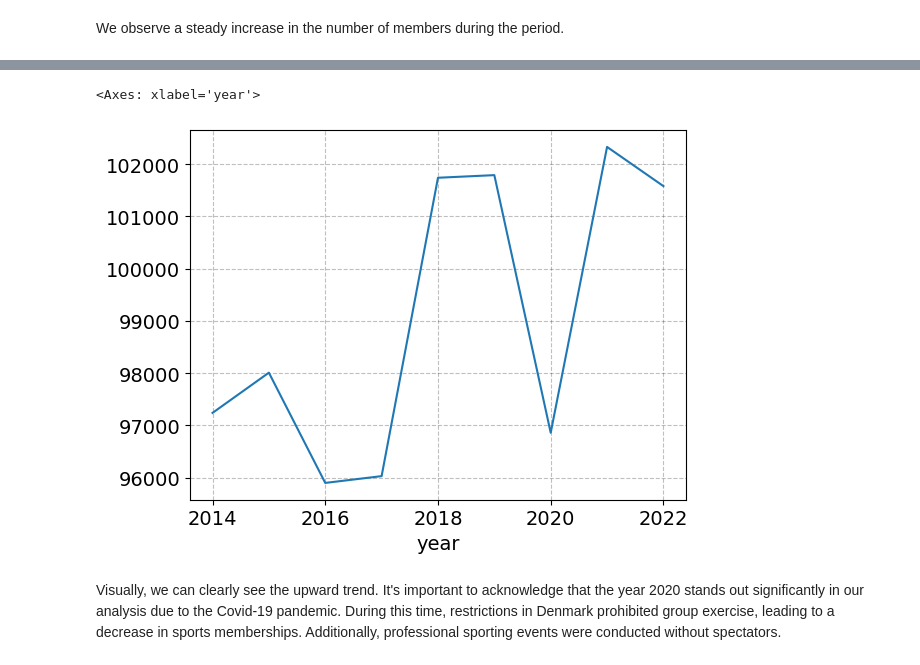
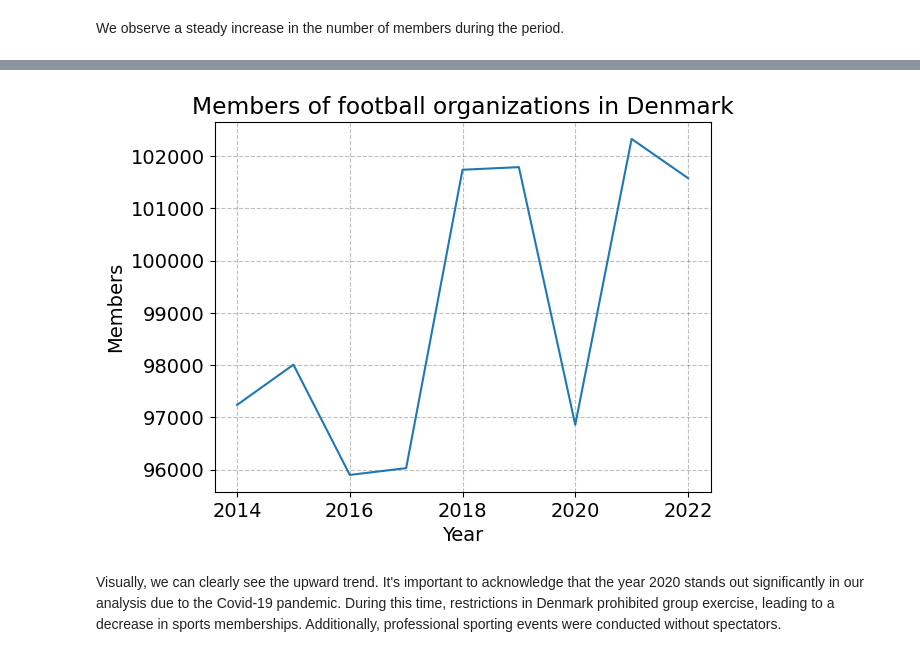
Before and after one commit to NumEconCopenhagen/projects-2024-Simon-C-og-Jens-H, a Jupyter notebook: dataproject/dataproject.ipynb, the cells around one changed output, grey strips where cells are left out. Drawn from its saved outputs; the diff is of its cells as text; code cells hidden in the pictures.

```diff
--- a/dataproject/dataproject.ipynb
+++ b/dataproject/dataproject.ipynb
@@ -196,4 +81,0 @@ The data is better in a long format since we have two identifiers, event and yea
-# %%
-# Arranging the data to a long dataset
-sport_long = pd.wide_to_long(sport, stubnames='sport_', i='event', j='year')
-sport_long.head(5)
@@ -241,10 +104,13 @@ sport_long.loc[sport_long.event == 'football', :]
 # %%
 # Plotting the trend
 sport_fodbold = sport_long.loc[sport_long['event'] == 'football', :]
-sport_fodbold.plot(x='year',y='sport_',legend=False)
+ax = sport_fodbold.plot(x='year',y='sport_',legend=False)
+ax.set_ylabel('Members')
+ax.set_xlabel('Year')
+ax.set_title('Members of football organizations in Denmark')
+plt.show()
 # %% [output]
-<Axes: xlabel='year'>
-[figure, old version]
+[figure, new version]
 # %% [markdown]
 Visually, we can clearly see the upward trend. It's important to acknowledge that the year 2020 stands out significantly in our analysis due to the Covid-19 pandemic. During this time, restrictions in Denmark prohibited group exercise, leading to a decrease in sports memberships. Additionally, professional sporting events were conducted without spectators.
 # %%
```
Also changed, not shown: parts of 41 cells of this notebook, 2 other files.
